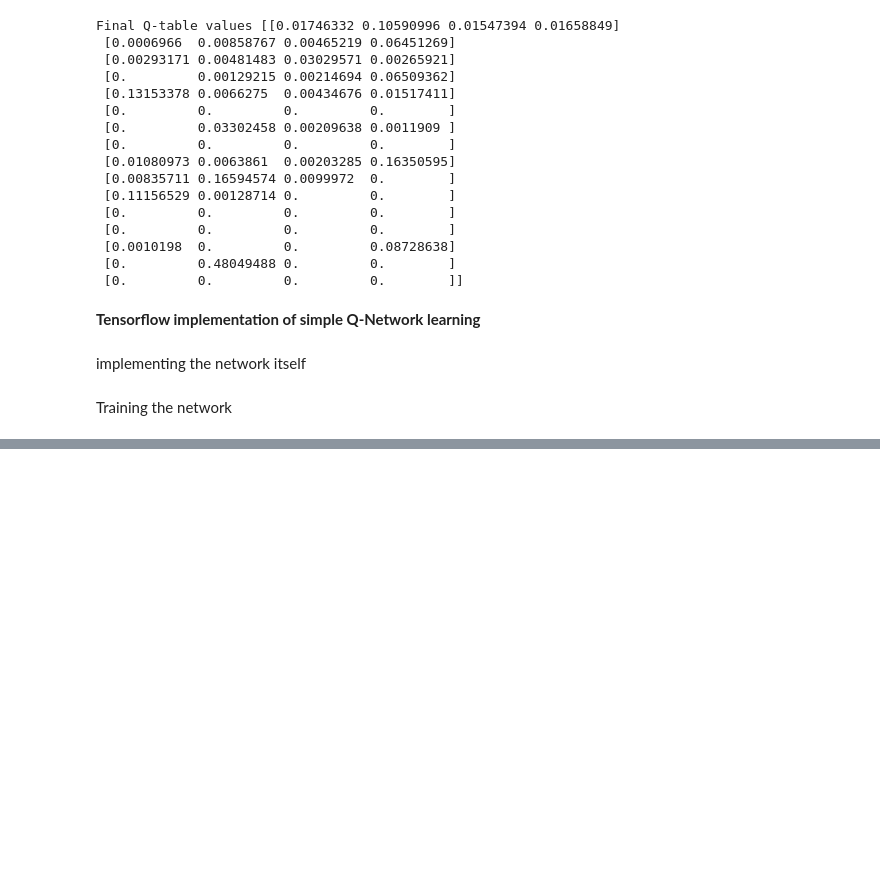
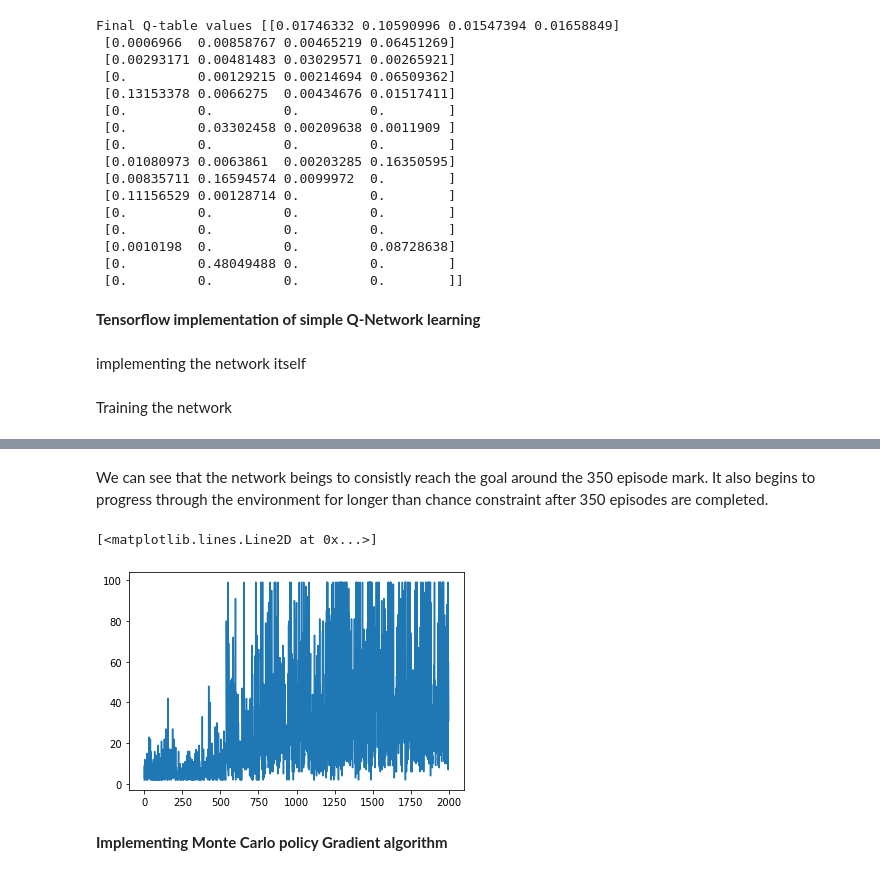
Before and after one commit to abhi1ranjan/RL-agorithm-practise, a Jupyter notebook: RL_algorithms_practise.ipynb, the cells around one changed output, grey strips where cells are left out. Saved outputs shown, nothing was run; the diff lists cells and outputs as text; code cells hidden in the pictures; blank space fills up the shorter version.

```diff
--- a/RL_algorithms_practise.ipynb
+++ b/RL_algorithms_practise.ipynb
@@ -153,0 +205,10 @@ Training the network
+# %% [markdown]
+We can see that the network beings to consistly reach the goal around the 350 episode mark.
+It also begins to progress through the environment for longer than chance constraint after 350 episodes are completed.
+# %%
+plt.plot(jList)
+# %% [output]
+[<matplotlib.lines.Line2D at 0x...>]
+[figure, added]
+# %% [markdown]
+**Implementing Monte Carlo policy Gradient algorithm**
```
Also changed, not shown: parts of 7 cells of this notebook.
